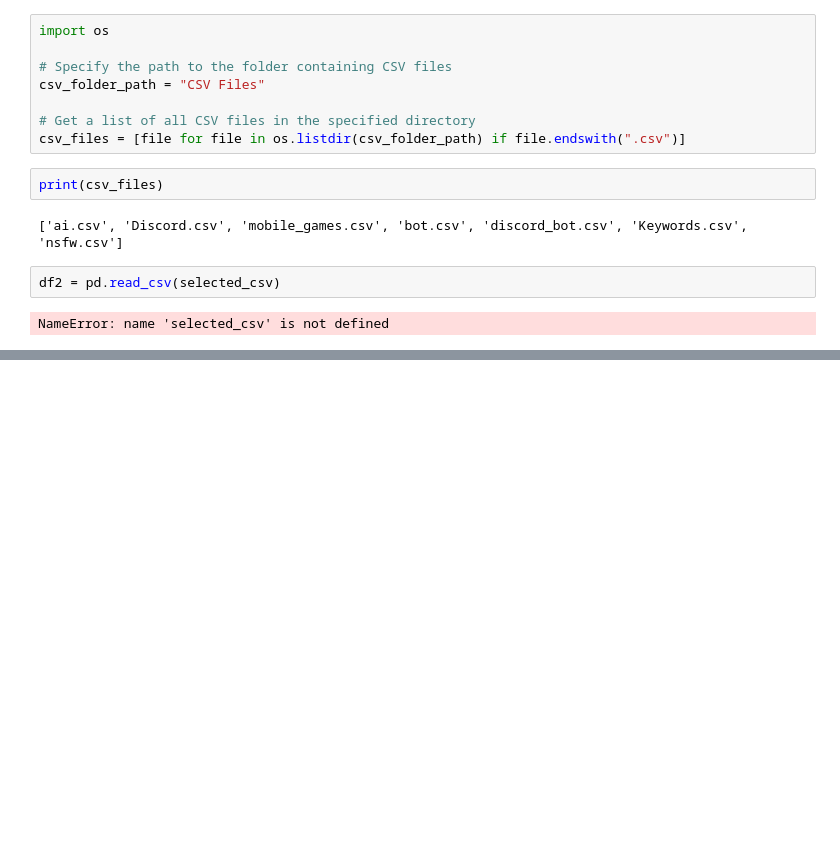
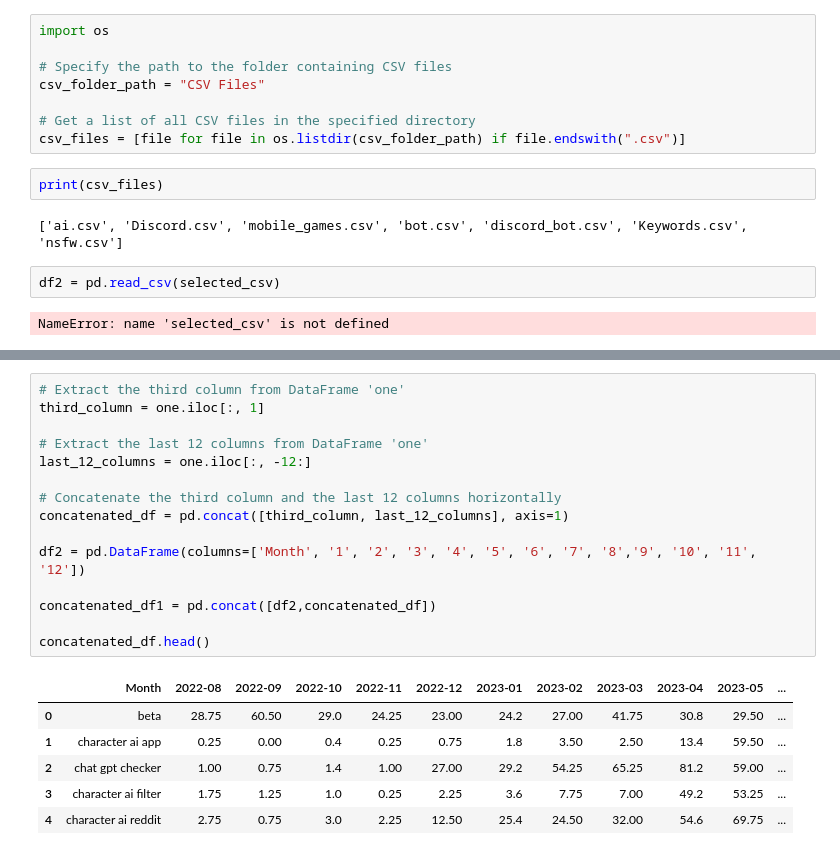
Before and after one commit to gupta-aayushkr/Keyword-Analysis, a Jupyter notebook: main2.ipynb, the cells around one changed output, grey strips where cells are left out. Saved outputs shown, nothing was run; the diff lists cells and outputs as text; blank space fills up the shorter version.

```diff
--- a/main2.ipynb
+++ b/main2.ipynb
@@ -749,0 +851,22 @@ NameError: name 'selected_csv' is not defined
+# %%
+# Extract the third column from DataFrame 'one'
+third_column = one.iloc[:, 1]
+
+# Extract the last 12 columns from DataFrame 'one'
+last_12_columns = one.iloc[:, -12:]
+
+# Concatenate the third column and the last 12 columns horizontally
+concatenated_df = pd.concat([third_column, last_12_columns], axis=1)
+
+df2 = pd.DataFrame(columns=['Month', '1', '2', '3', '4', '5', '6', '7', '8','9', '10', '11', '12'])
+
+concatenated_df1 = pd.concat([df2,concatenated_df])
+
+concatenated_df.head()
+# %% [output]
+|  | Month | 2022-08 | 2022-09 | 2022-10 | 2022-11 | 2022-12 | 2023-01 | 2023-02 | 2023-03 | 2023-04 | 2023-05 | ... |
+| 0 | beta | 28.75 | 60.50 | 29.0 | 24.25 | 23.00 | 24.2 | 27.00 | 41.75 | 30.8 | 29.50 | ... |
+| 1 | character ai app | 0.25 | 0.00 | 0.4 | 0.25 | 0.75 | 1.8 | 3.50 | 2.50 | 13.4 | 59.50 | ... |
+| 2 | chat gpt checker | 1.00 | 0.75 | 1.4 | 1.00 | 27.00 | 29.2 | 54.25 | 65.25 | 81.2 | 59.00 | ... |
+| 3 | character ai filter | 1.75 | 1.25 | 1.0 | 0.25 | 2.25 | 3.6 | 7.75 | 7.00 | 49.2 | 53.25 | ... |
+| 4 | character ai reddit | 2.75 | 0.75 | 3.0 | 2.25 | 12.50 | 25.4 | 24.50 | 32.00 | 54.6 | 69.75 | ... |
```
Also changed, not shown: parts of 12 cells of this notebook, 10 other files.
